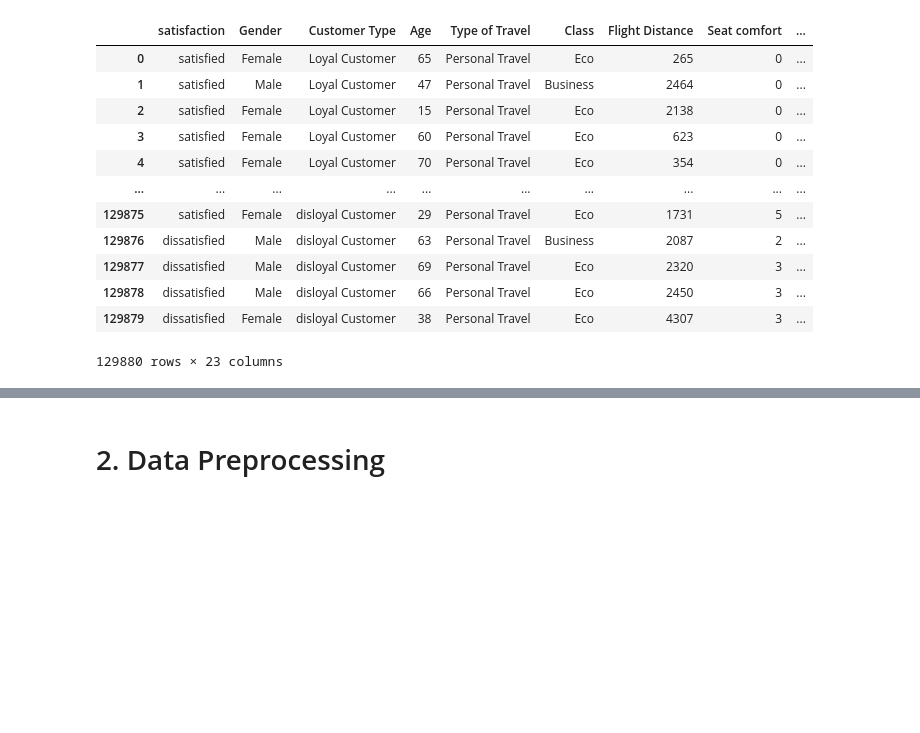
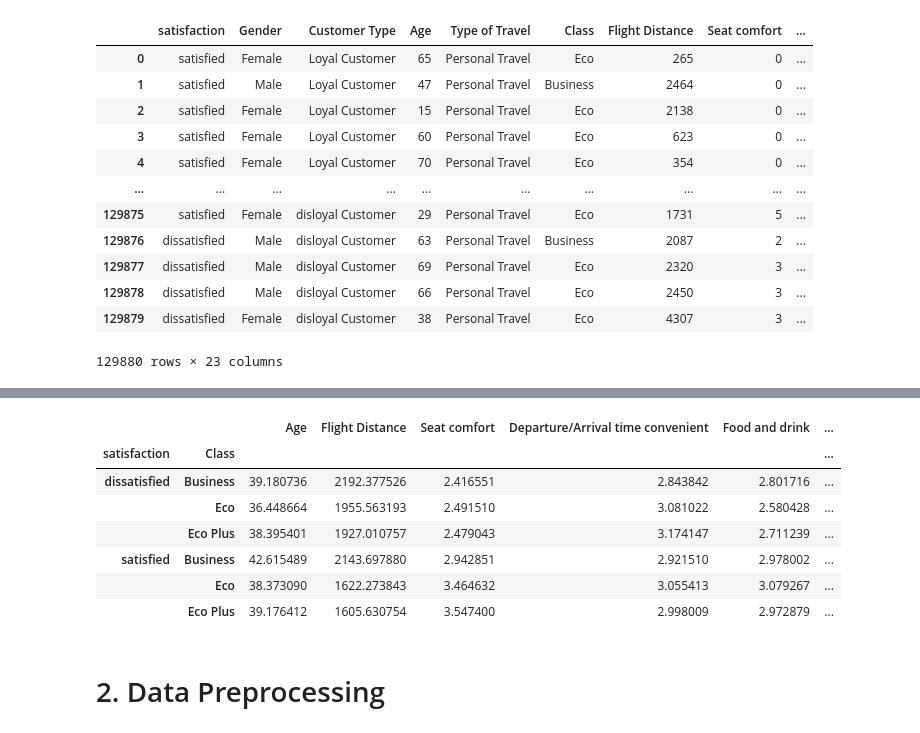
Before and after one commit to lotlouischoitslab/Airline_Satisfaction, a Jupyter notebook: airline_satisfication.ipynb, the cells around one changed output, grey strips where cells are left out. Saved outputs shown, nothing was run; the diff lists cells and outputs as text; code cells hidden in the pictures; blank space fills up the shorter version.

```diff
--- a/airline_satisfication.ipynb
+++ b/airline_satisfication.ipynb
@@ -67,3 +103,14 @@ for col in data.select_dtypes(include = 'object'):
+# %%
+data.groupby(['satisfaction', 'Class']).mean()
+# %% [output]
+|  |  | Age | Flight Distance | Seat comfort | Departure/Arrival time convenient | Food and drink | ... |
+| satisfaction | Class |  |  |  |  |  | ... |
+| dissatisfied | Business | 39.180736 | 2192.377526 | 2.416551 | 2.843842 | 2.801716 | ... |
+|  | Eco | 36.448664 | 1955.563193 | 2.491510 | 3.081022 | 2.580428 | ... |
+|  | Eco Plus | 38.395401 | 1927.010757 | 2.479043 | 3.174147 | 2.711239 | ... |
+| satisfied | Business | 42.615489 | 2143.697880 | 2.942851 | 2.921510 | 2.978002 | ... |
+|  | Eco | 38.373090 | 1622.273843 | 3.464632 | 3.055413 | 3.079267 | ... |
+|  | Eco Plus | 39.176412 | 1605.630754 | 3.547400 | 2.998009 | 2.972879 | ... |
 # %% [markdown]
 # 2. Data Preprocessing
 # %%
```
Also changed, not shown: parts of 12 cells of this notebook.
